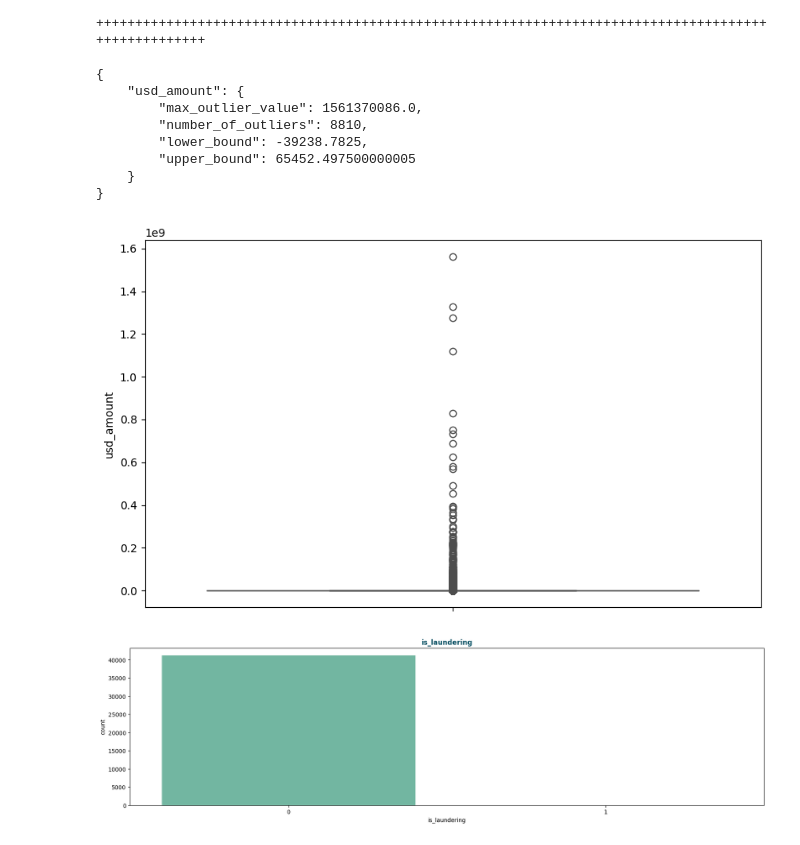
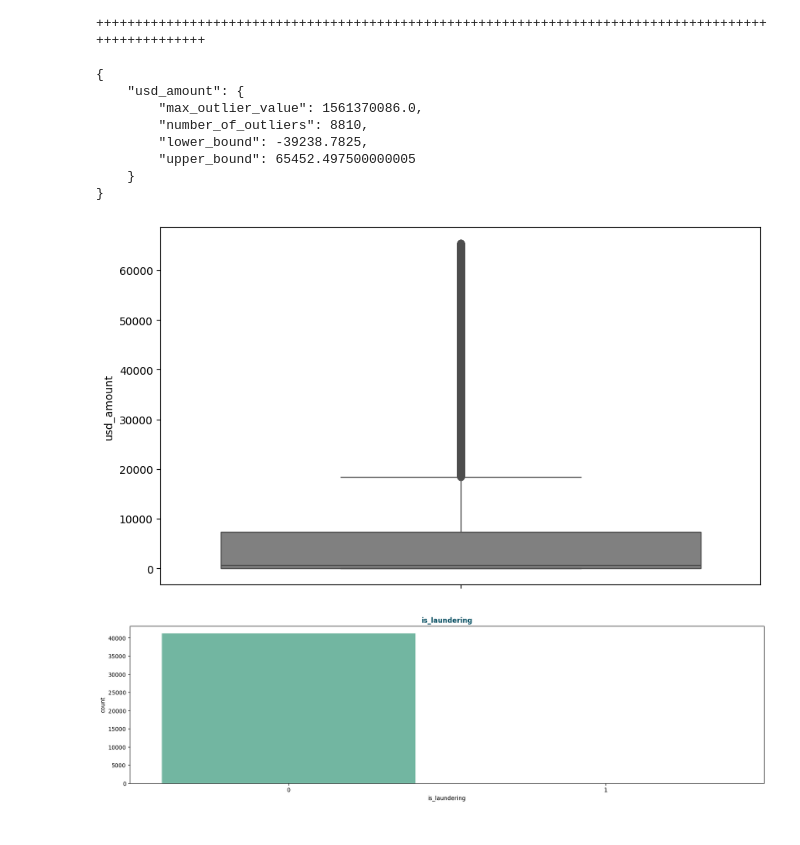
Before and after one commit to votanasrey/Hybrid-Node-Clustering-Approach-for-Graph-Based-Anti-Money-Laundering, a Jupyter notebook: model_dev/logistic_regression.ipynb, the cells around one changed output. Drawn from its saved outputs; the diff is of its cells as text; code cells hidden in the pictures.

```diff
--- a/model_dev/logistic_regression.ipynb
+++ b/model_dev/logistic_regression.ipynb
@@ -387,13 +399,14 @@ OUTLIERS DETECTION - AMOUNT RECEIVED & PAID
 # %%
 #Remove outlierts
 df_no_outliers = df[df['usd_amount'] <= outliers['usd_amount']['upper_bound']]
+df_no_outliers = df_no_outliers[df_no_outliers['usd_amount'] > 0]
 
 #check outlier of the text length
 f, axes = plt.subplots(ncols=1, figsize=(10, 6))
-sns.boxplot(y=df['usd_amount'] ,color='grey')
+sns.boxplot(y=df_no_outliers['usd_amount'] ,color='grey')
 plt.show()
 # %% [output]
-[figure, old version]
+[figure, new version]
 # %%
 create_bar_plot(
     df=df_no_outliers,
```
Also changed, not shown: parts of 8 cells of this notebook.
